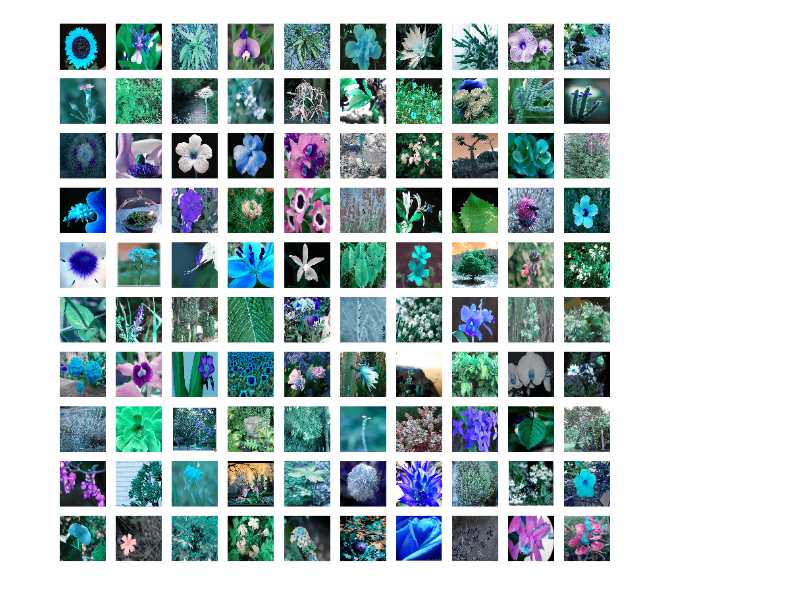
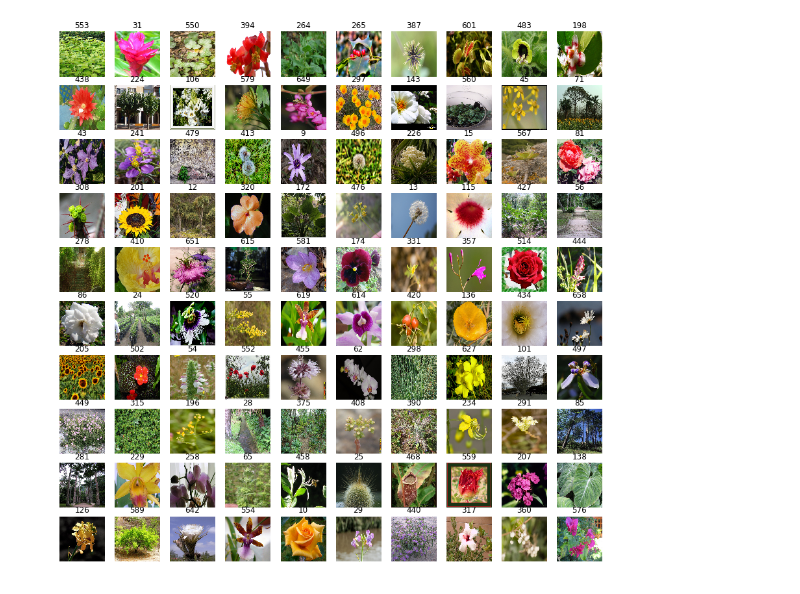
Before and after one commit to qt310/Colorization, a Jupyter notebook: project/read image.ipynb, the cells around one changed output. Drawn from its saved outputs; the diff is of its cells as text; code cells hidden in the pictures.

```diff
--- a/project/read image.ipynb
+++ b/project/read image.ipynb
@@ -8,24 +10,27 @@ from skimage.transform import resize
 # %%
 # read images
-cv_img = []
-for img in glob.glob(r"../images/plant/*.jpg"):
-    n= cv2.imread(img)
+img_all = []
+for img in glob.glob(r"../../images/plant/*.jpg"):
+    n= cv2.imread(img)#BGR
     if not n is None and np.mean(n)<250:
-        m = resize(n,(400,400,3))
-        cv_img.append(m)
+        m = imresize(n,(400,400,3))
+        img_all.append(m)
 # %%
 # show images
 import random
 import numpy as np
-img_list = np.arange(len(cv_img))
+img_list = np.arange(len(img_all))
 random.shuffle(img_list)
 j = 0
 plt.figure(figsize=(15,15))
 for i in img_list[:100]:
     j = j+1
     plt.subplot(10,10,j)
-    plt.imshow(cv_img[i])
+#     img = cv2.cvtColor((255*img_all[i]).astype(np.uint8), cv2.COLOR_BGR2RGB)#use resize
+    img = cv2.cvtColor(img_all[i], cv2.COLOR_BGR2RGB)#use imresize
+    plt.imshow(img)
     plt.axis('off')
-#     print(cv_img[i].shape)
+    plt.title(i)
+#     print(img_all[i].shape)
 # %% [output]
-[figure, old version]
+[figure, new version]
```
Also changed, not shown: parts of 2 cells of this notebook.
